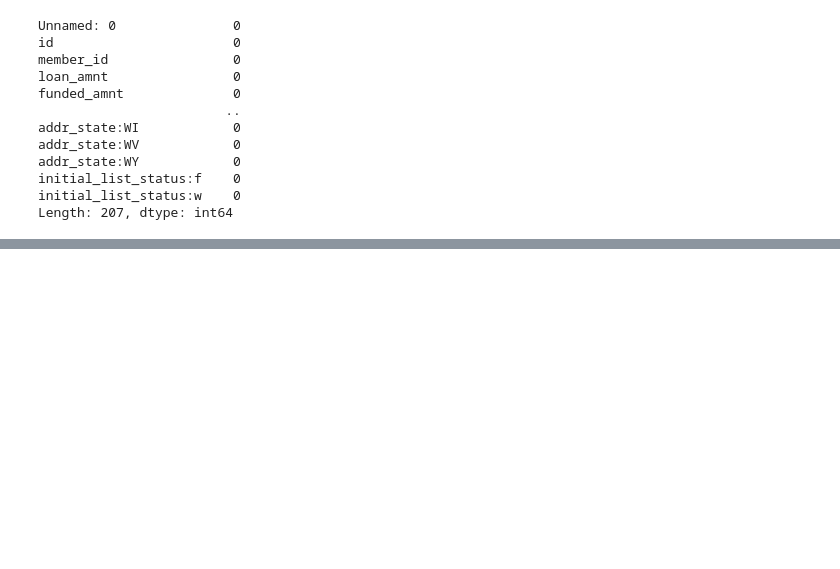
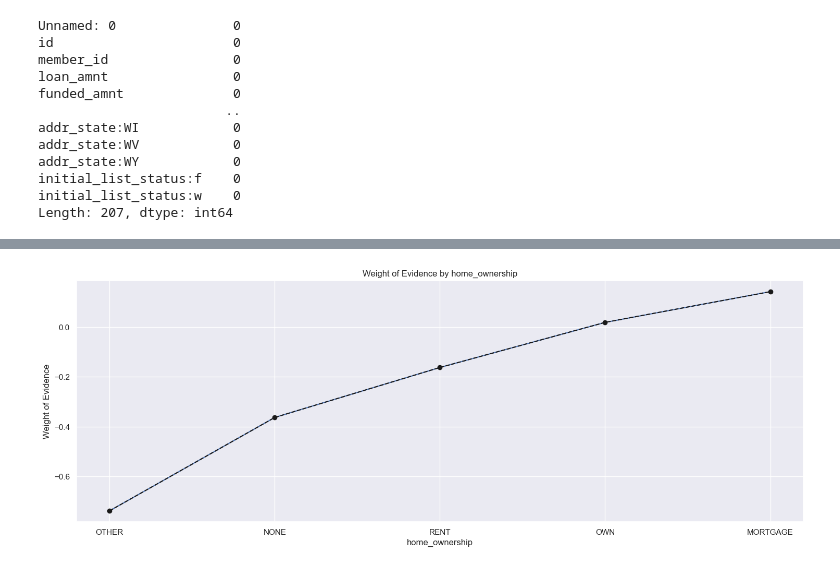
Before and after one commit to GarretHFrank/Credit_Risk_Modelling, a Jupyter notebook: Credit_Risk_Modelling.ipynb, the cells around one changed output, grey strips where cells are left out. Saved outputs shown, nothing was run; the diff lists cells and outputs as text; code cells hidden in the pictures; blank space fills up the shorter version.

```diff
--- a/Credit_Risk_Modelling.ipynb
+++ b/Credit_Risk_Modelling.ipynb
@@ -364,0 +493,4 @@ loan_data['emp_length_int'].fillna(0, inplace=True)
+# %%
+# Deploy WoE function on home_ownerhsip
+df1 = woe_discrete(df_inputs_prepr,"home_ownership",df_targets_prepr)
+df1
@@ -364,0 +505,4 @@ loan_data['emp_length_int'].fillna(0, inplace=True)
+# %%
+plot_by_woe(df1)
+# %% [output]
+[figure, added]
```
Also changed, not shown: parts of 78 cells of this notebook.
